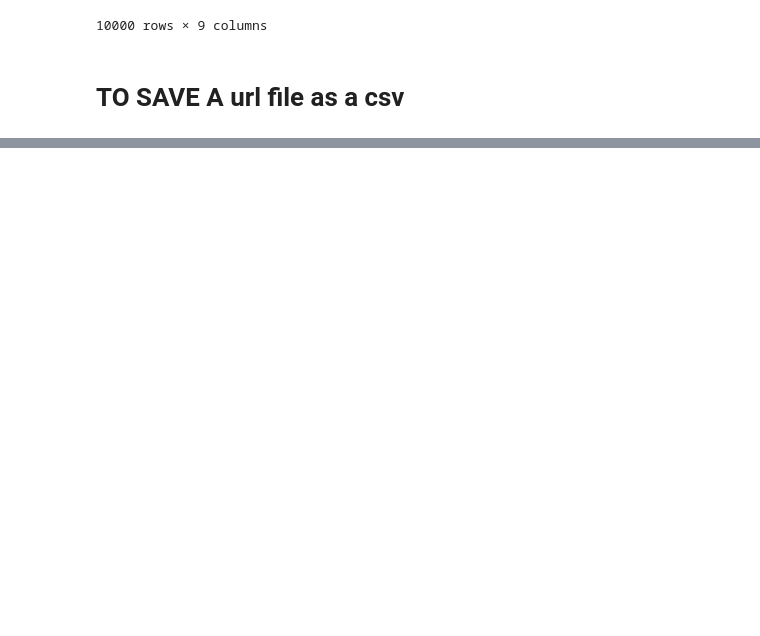
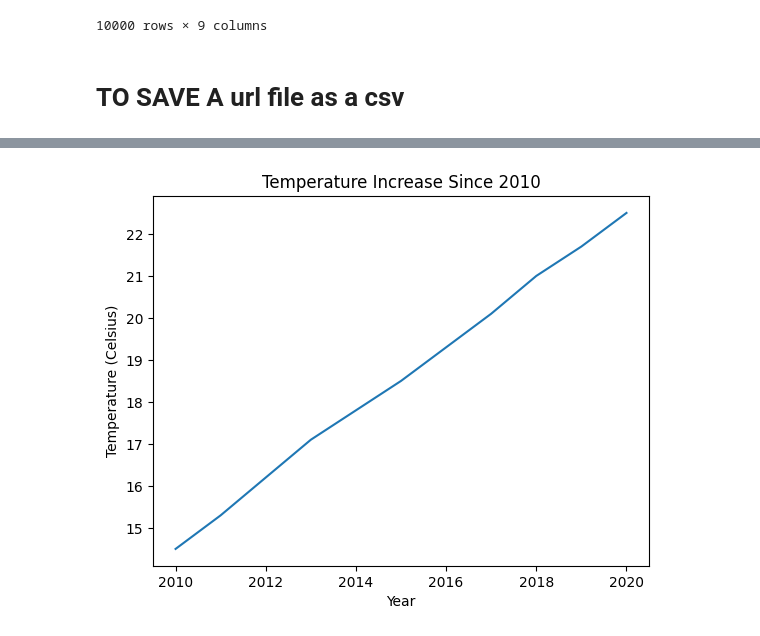
Before and after one commit to Eddy265/Python_Projects, a Jupyter notebook: useful_codes.ipynb, the cells around one changed output, grey strips where cells are left out. Cells and saved outputs as stored; diff of their text form; code cells hidden in the pictures; blank space fills up the shorter version.

```diff
--- a/useful_codes.ipynb
+++ b/useful_codes.ipynb
@@ -693,0 +713,19 @@ df.to_csv('~/Desktop/cars.csv')
+# %%
+import matplotlib.pyplot as plt
+
+# Create some sample data (years and temperatures)
+years = [2010, 2011, 2012, 2013, 2014, 2015, 2016, 2017, 2018, 2019, 2020]
+temperatures = [14.5, 15.3, 16.2, 17.1, 17.8, 18.5, 19.3, 20.1, 21.0, 21.7, 22.5]
+
+# Create a line chart
+plt.plot(years, temperatures)
+
+# Add a title and labels
+plt.title('Temperature Increase Since 2010')
+plt.xlabel('Year')
+plt.ylabel('Temperature (Celsius)')
+
+# Show the plot
+plt.show()
+# %% [output]
+[figure, added]
```
Also changed, not shown: parts of 2 cells of this notebook, 2 other files.
